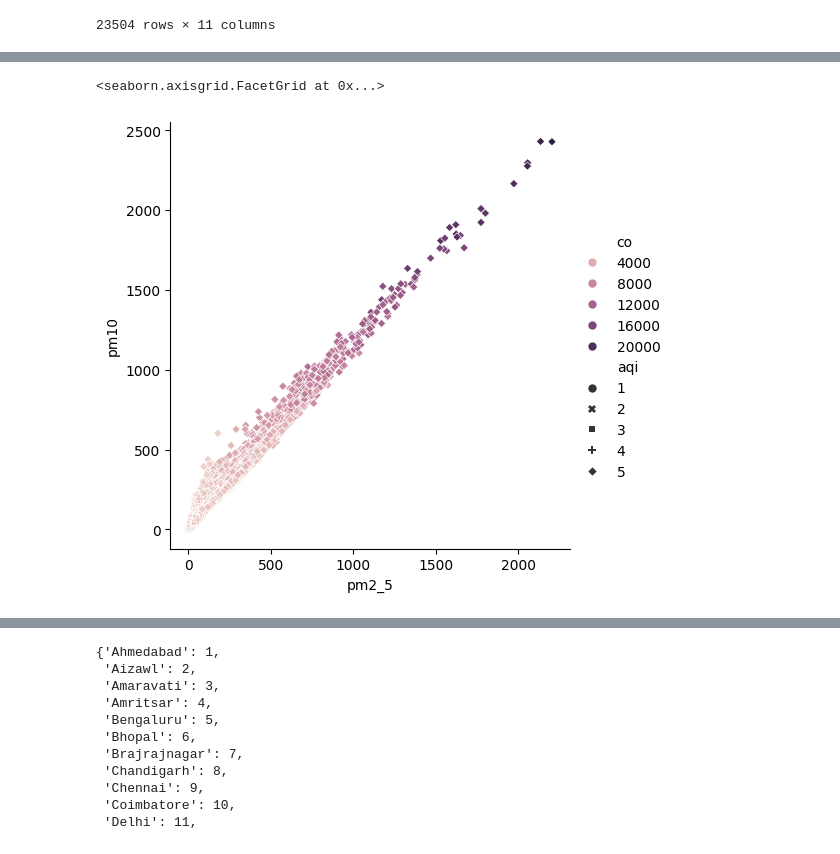
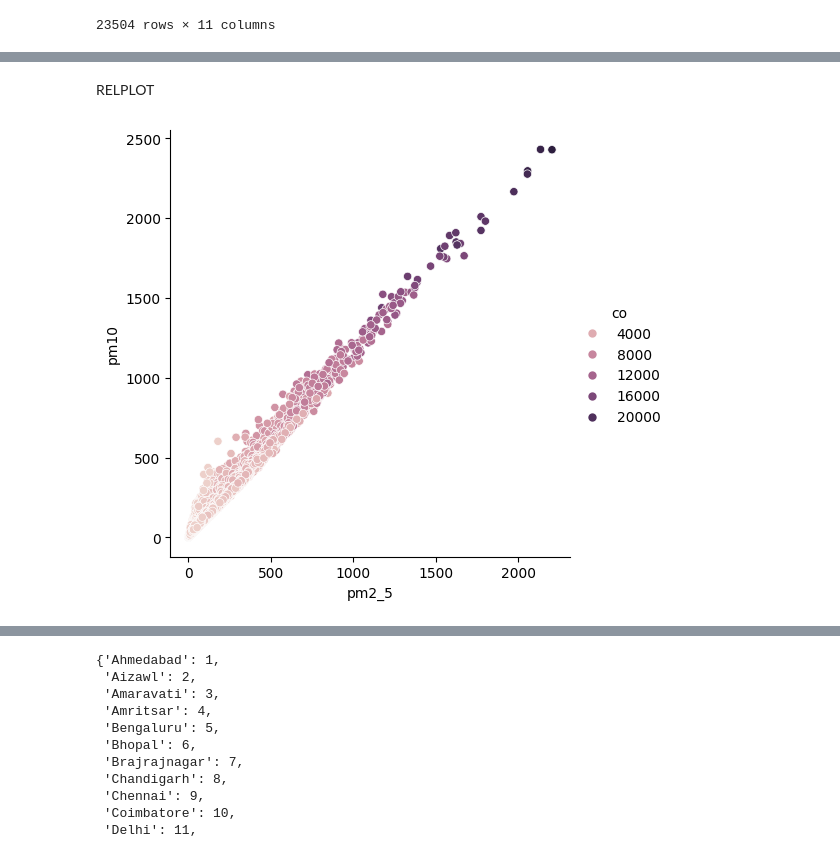
Before and after one commit to Pragatisharma100/Upflairs.github.io, a Jupyter notebook: Pollution website/project.ipynb, the cells around one changed output, grey strips where cells are left out. Drawn from its saved outputs; the diff is of its cells as text; code cells hidden in the pictures.

```diff
--- a/Pollution website/project.ipynb
+++ b/Pollution website/project.ipynb
@@ -204,6 +293,8 @@ sns.catplot(x='aqi',y='o3',data=df,kind='bar',color='green')
 [figure]
+# %% [markdown]
+RELPLOT
 # %%
-sns.relplot(x='pm2_5',y='pm10',data=df,hue='co',style='aqi')
+sns.relplot(x='pm2_5',y='pm10',data=df,hue='co')# positive realtion between x(pm2_5) and y(pm10)
+plt.show()
 # %% [output]
-<seaborn.axisgrid.FacetGrid at 0x...>
-[figure, old version]
+[figure, new version]
```
Also changed, not shown: parts of 113 cells of this notebook, 17 other files.
